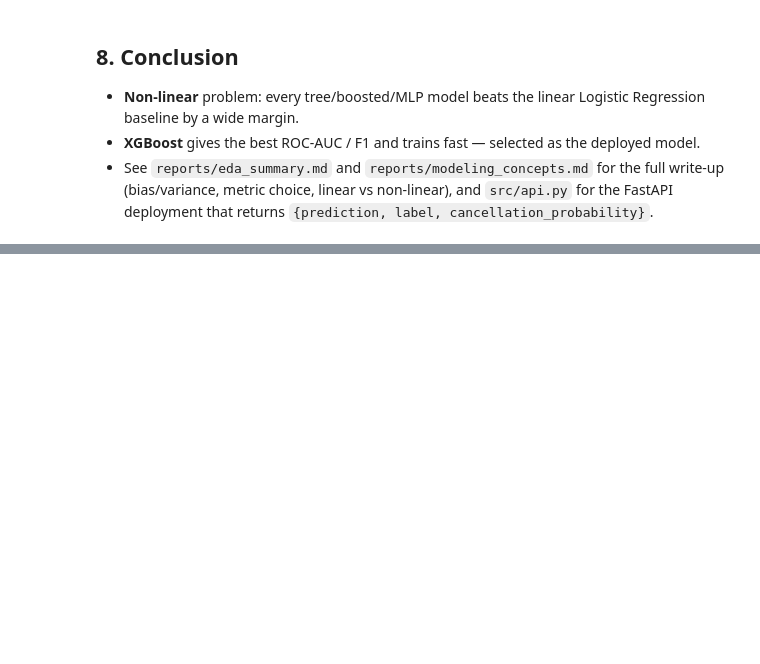
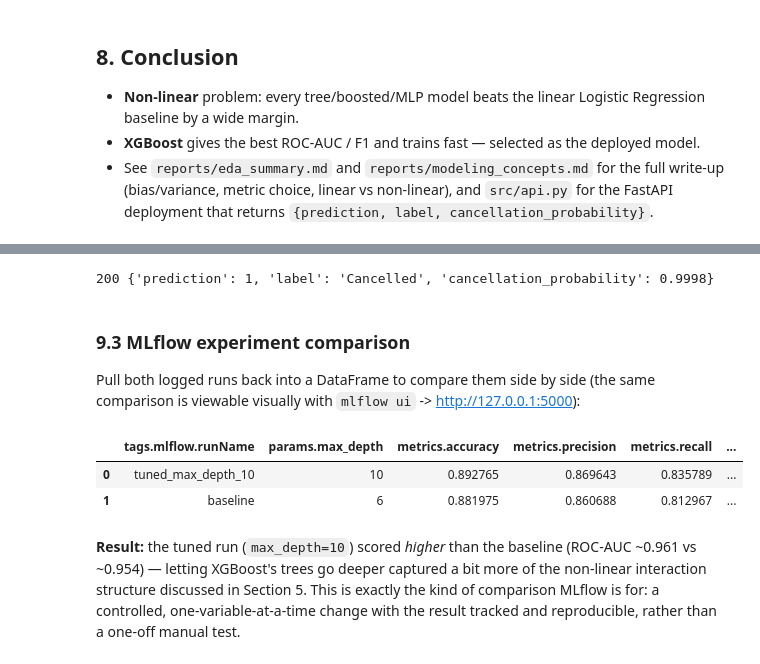
Before and after one commit to ArjunMakadia20/hotel_booking_and_concierge_copilot, a Jupyter notebook: notebooks/hotel_booking_and_concierge_copilot_eda.ipynb, the cells around one changed output, grey strips where cells are left out. Drawn from its saved outputs; the diff is of its cells as text; code cells hidden in the pictures; blank space fills up the shorter version.

```diff
--- a/notebooks/hotel_booking_and_concierge_copilot_eda.ipynb
+++ b/notebooks/hotel_booking_and_concierge_copilot_eda.ipynb
@@ -130,0 +309,32 @@ print(results[best_name]["report"])
+# %%
+from fastapi.testclient import TestClient
+from src.api import app
+
+client = TestClient(app)
+response = client.post("/predict", json={
+    "hotel": "Resort Hotel", "lead_time": 350, "deposit_type": "Non Refund",
+})
+print(response.status_code, response.json())
+# %% [output]
+200 {'prediction': 1, 'label': 'Cancelled', 'cancellation_probability': 0.9998}
+# %% [markdown]
+### 9.3 MLflow experiment comparison
+
+Pull both logged runs back into a DataFrame to compare them side by side (the same
+comparison is viewable visually with `mlflow ui` -> http://127.0.0.1:5000):
+# %%
+runs = mlflow.search_runs(experiment_names=["hotel_cancellation_classification"])
+cols = ["tags.mlflow.runName", "params.max_depth", "metrics.accuracy",
+        "metrics.precision", "metrics.recall", "metrics.f1", "metrics.roc_auc",
+        "metrics.train_time_sec"]
+runs[cols].sort_values("metrics.roc_auc", ascending=False)
+# %% [output]
+|  | tags.mlflow.runName | params.max_depth | metrics.accuracy | metrics.precision | metrics.recall | ... |
+| 0 | tuned_max_depth_10 | 10 | 0.892765 | 0.869643 | 0.835789 | ... |
+| 1 | baseline | 6 | 0.881975 | 0.860688 | 0.812967 | ... |
+# %% [markdown]
+**Result:** the tuned run (`max_depth=10`) scored *higher* than the baseline
+(ROC-AUC ~0.961 vs ~0.954) — letting XGBoost's trees go deeper captured a bit more of
+the non-linear interaction structure discussed in Section 5. This is exactly the kind
+of comparison MLflow is for: a controlled, one-variable-at-a-time change with the
+result tracked and reproducible, rather than a one-off manual test.
```
Also changed, not shown: parts of 18 cells of this notebook, 7 other files.
